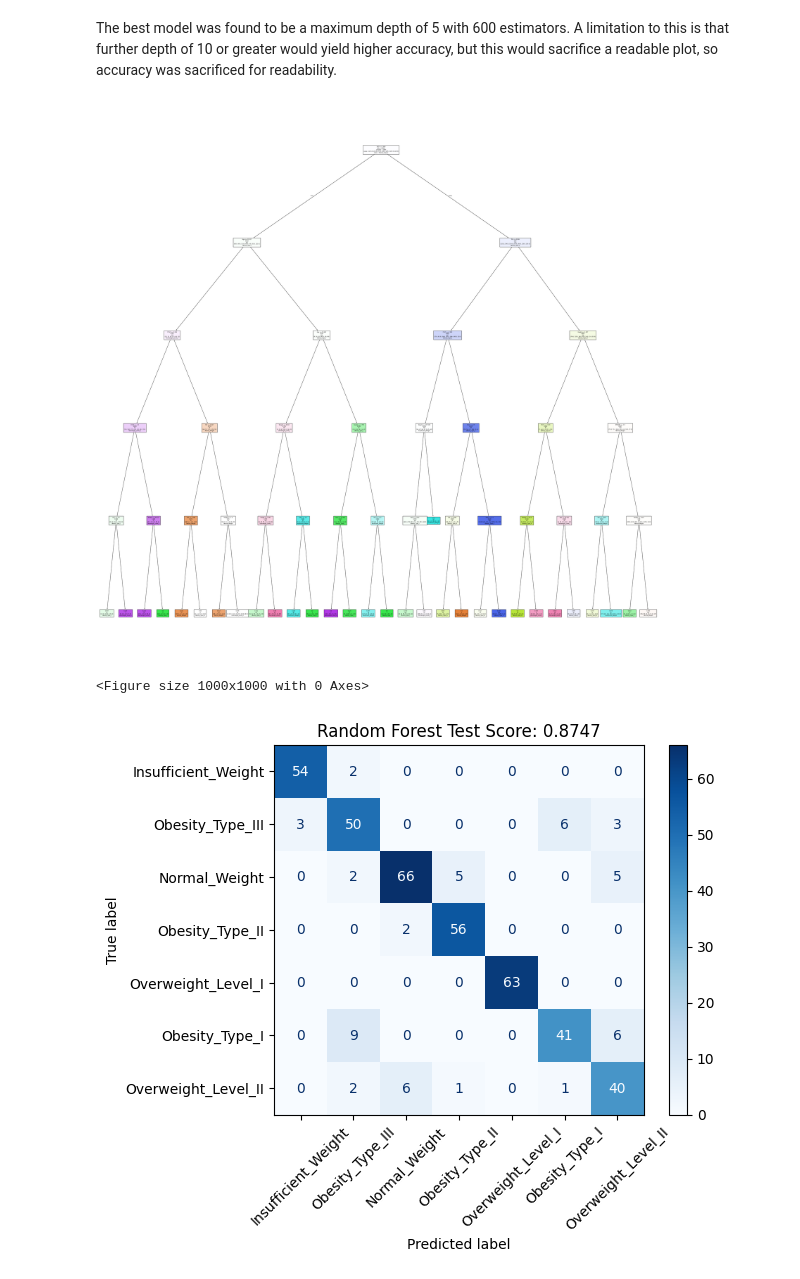
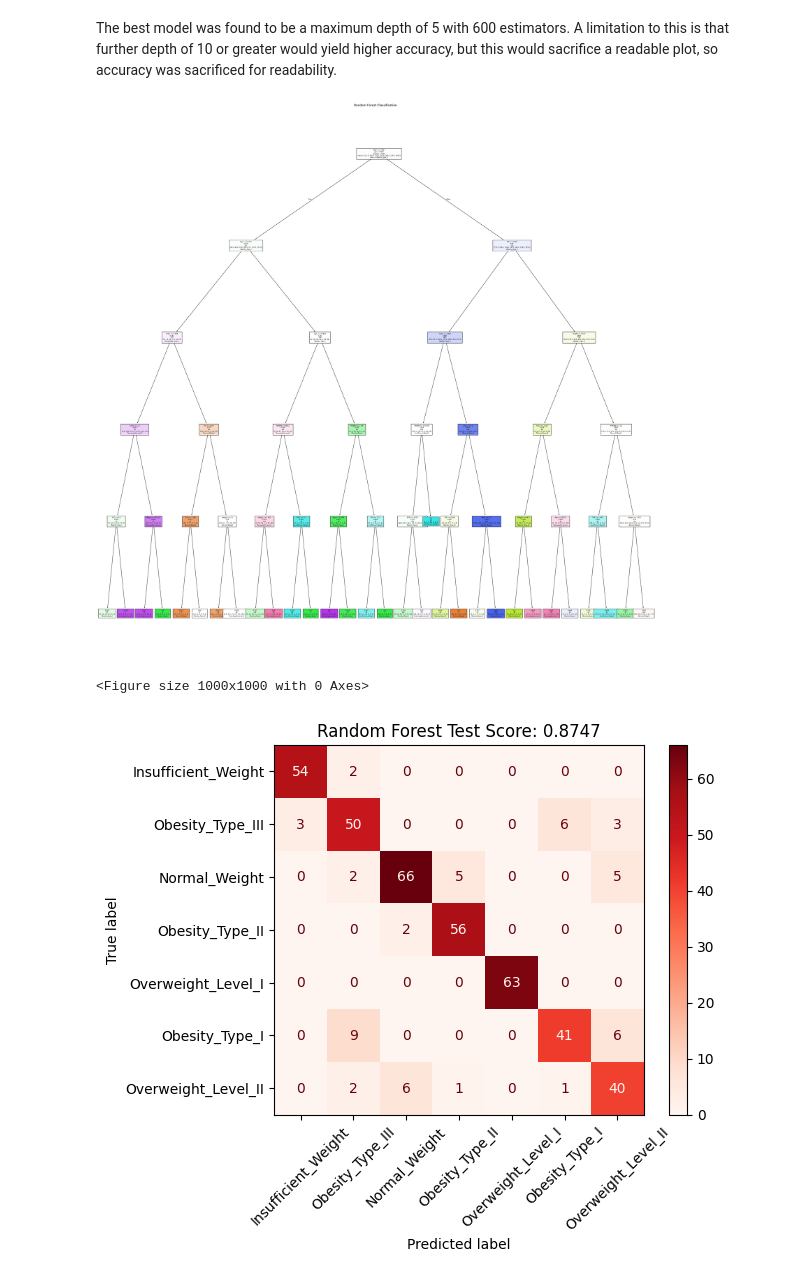
Before and after one commit to jpwrk/DS4021-final-project, a Jupyter notebook: NOTEBOOKS/randomforest/RandomForest.ipynb, the cells around one changed output. Cells and saved outputs as stored; diff of their text form; code cells hidden in the pictures.

```diff
--- a/NOTEBOOKS/randomforest/RandomForest.ipynb
+++ b/NOTEBOOKS/randomforest/RandomForest.ipynb
@@ -46,21 +46,22 @@ The best model was found to be a maximum depth of 5 with 600 estimators. A limit
 # %%
 #Plotting the tree to see a physical representation
 
-plt.figure(figsize=(50,50))
+plt.figure(figsize=(40,40))
 estimator=grid.best_estimator_.estimators_[0]
 plot_tree(estimator,feature_names=x_train.columns.tolist(),class_names=y_train.unique().tolist(),filled=True,fontsize=6,label='root')
+plt.title("Random Forest Classification")
 plt.savefig("Forest")
 plt.show()
 # %% [output]
-[figure, old version]
+[figure, new version]
 # %%
 plt.figure(figsize=(10,10))
 disp=ConfusionMatrixDisplay(confusion_matrix(y_test,grid.predict(x_test)),display_labels=y_test.unique())
-disp.plot(cmap=plt.cm.Blues)
+disp.plot(cmap=plt.cm.Reds)
 plt.xticks(rotation=45)
 plt.title(f"Random Forest Test Score: {grid.score(x_test,y_test):.4f}")
 plt.savefig("ForestConfusionMatrix")
 plt.show()
 # %% [output]
 <Figure size 1000x1000 with 0 Axes>
-[figure, old version]
+[figure, new version]
```
